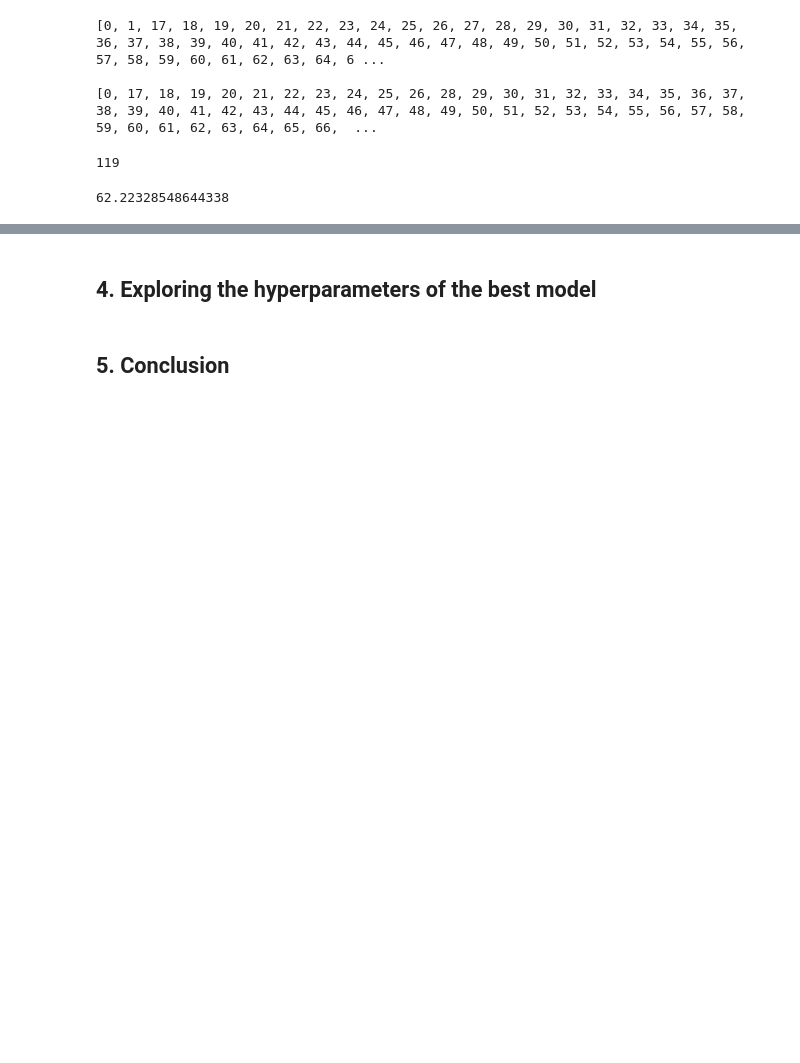
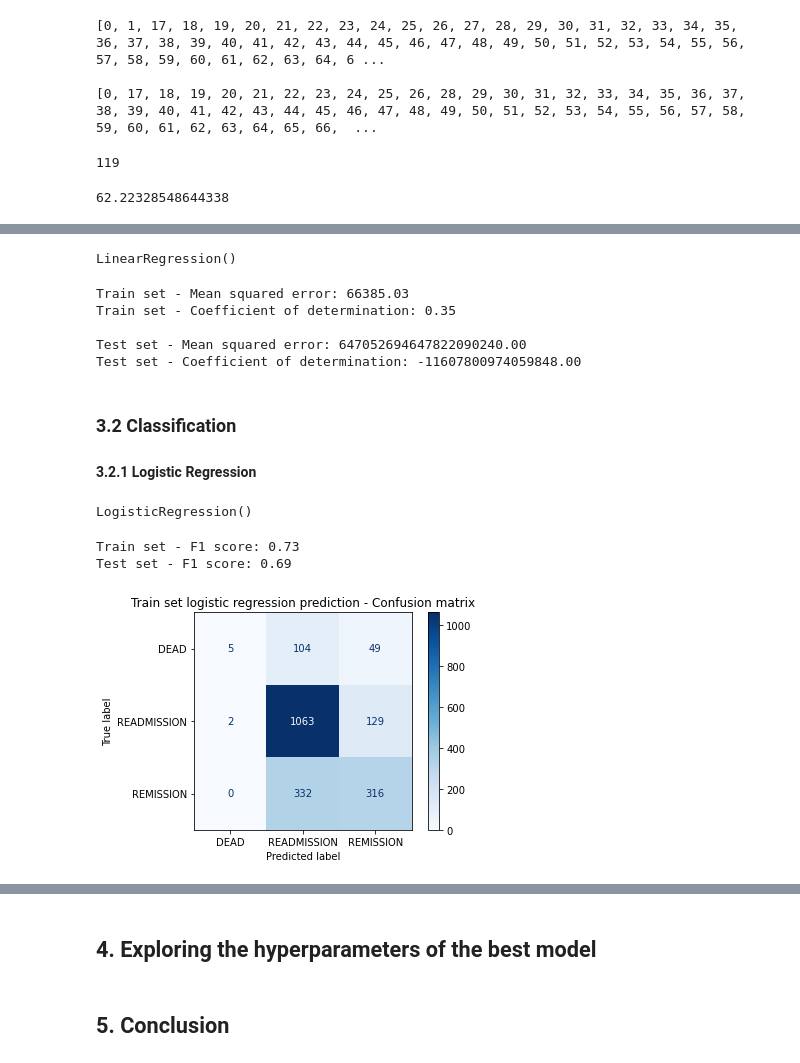
Before and after one commit to LMquentinLR/mimic_rehospitalization_prediction, a Jupyter notebook: AIQDSC27_AIQDSC28_evaluation_qlr.ipynb, the cells around one changed output, grey strips where cells are left out. Saved outputs shown, nothing was run; the diff lists cells and outputs as text; code cells hidden in the pictures; blank space fills up the shorter version.

```diff
--- a/AIQDSC27_AIQDSC28_evaluation_qlr.ipynb
+++ b/AIQDSC27_AIQDSC28_evaluation_qlr.ipynb
@@ -653,0 +733,9 @@ df_train[df_train.isnull().any(axis=1)]
+# %%
+# We record the DAYS_NEXT_ADMIT, NEXT_ADMITTIME, DEATHTIME columns
+
+y_train_classification = df_train[["DAYS_NEXT_ADMIT", "DEATHTIME"]].copy()
+y_test_classification = df_test[["DAYS_NEXT_ADMIT", "DEATHTIME"]].copy()
+
+print(y_train_classification.isnull().sum(),
+      y_test_classification.isnull().sum(),
+      sep="\n")
@@ -653,0 +777,7 @@ df_train[df_train.isnull().any(axis=1)]
+# %%
+# Model declaration and training
+
+lm_model = LinearRegression()
+lm_model.fit(X_train, y_train_regression)
+# %% [output]
+LinearRegression()
@@ -653,0 +789,29 @@ df_train[df_train.isnull().any(axis=1)]
+# %%
+# Scores
+
+print('Train set - Mean squared error: %.2f' % mean_squared_error(y_train_regression,
+                                                                  lm_pred_train))
+print('Train set - Coefficient of determination: %.2f'% r2_score(y_train_regression,
+                                                                 lm_pred_train))
+
+print('\nTest set - Mean squared error: %.2f' % mean_squared_error(y_test_regression,
+                                                                   lm_pred_test))
+print('Test set - Coefficient of determination: %.2f'% r2_score(y_test_regression,
+                                                                lm_pred_test))
+# %% [output]
+Train set - Mean squared error: 66385.03
+Train set - Coefficient of determination: 0.35
+
+Test set - Mean squared error: 647052694647822090240.00
+Test set - Coefficient of determination: -11607800974059848.00
+# %% [markdown]
+### 3.2 Classification
+
+#### 3.2.1 Logistic Regression
+# %%
+# Model declaration and training
+
+lr_model = LogisticRegression()
+lr_model.fit(X_train, y_train_classification)
+# %% [output]
+LogisticRegression()
@@ -653,0 +823,14 @@ df_train[df_train.isnull().any(axis=1)]
+# %%
+# Scores
+lr_f1 = classification_score(lr_pred_train, lr_pred_test,
+                             y_train_classification, y_test_classification)
+# %% [output]
+Train set - F1 score: 0.73
+Test set - F1 score: 0.69
+# %%
+# Confusion Matrices
+
+confusion(lr_model, X_train, y_train_classification,
+          "Train set logistic regression prediction - Confusion matrix")
+# %% [output]
+[figure, added]
```
Also changed, not shown: parts of 75 cells of this notebook.
